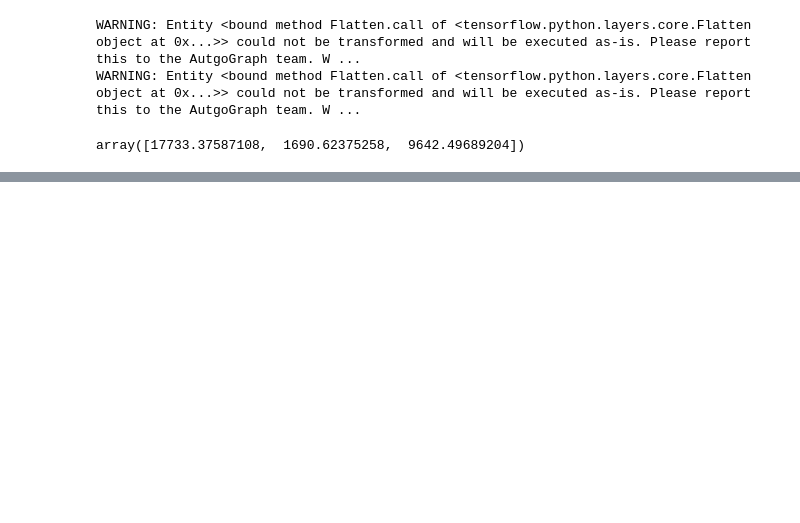
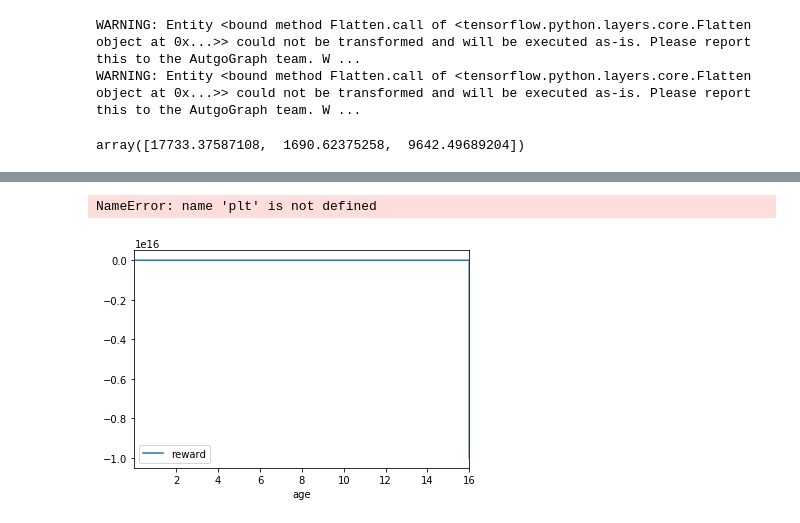
Before and after one commit to edwinytgoh/ReinforcementKinetics, a Jupyter notebook: TestTrainedModel.ipynb, the cells around one changed output, grey strips where cells are left out. Drawn from its saved outputs; the diff is of its cells as text; code cells hidden in the pictures; blank space fills up the shorter version.

```diff
--- a/TestTrainedModel.ipynb
+++ b/TestTrainedModel.ipynb
@@ -29,7 +29,7 @@ from envs.sim_env import SimEnv, NO_idx, CO_idx, O2_idx, H2O_idx
 from envs.SimUtils import solvePhi_airSplit, equil, runMainBurner, correctNOx
 import seaborn as sns
 # %%
-model = PPO2.load("Trained Models/PPO2_MlpLstmPolicy_9677c67_11202019_80000.zip")
+model = PPO2.load(f"Trained Models/PPO2_MlpLstmPolicy_461e7ff_11202019_320000.zip")
 # %% [output]
 WARNING: Entity <bound method Flatten.call of <tensorflow.python.layers.core.Flatten object at 0x...>> could not be transformed and will be executed as-is. Please report this to the AutgoGraph team. W ...
 WARNING: Entity <bound method Flatten.call of <tensorflow.python.layers.core.Flatten object at 0x...>> could not be transformed and will be executed as-is. Please report this to the AutgoGraph team. W ...
@@ -109,5 +96,9 @@ df
 df['mdot_main'].hist()
 # %%
 df.plot('age', 'reward')
+plt.ylim((-100, 100))
+# %% [output]
+NameError: name 'plt' is not defined
+[figure, added]
 # %%
 env.envs[0].action_space.high[2]
```
Also changed, not shown: parts of 2 cells of this notebook, 5 other files.
